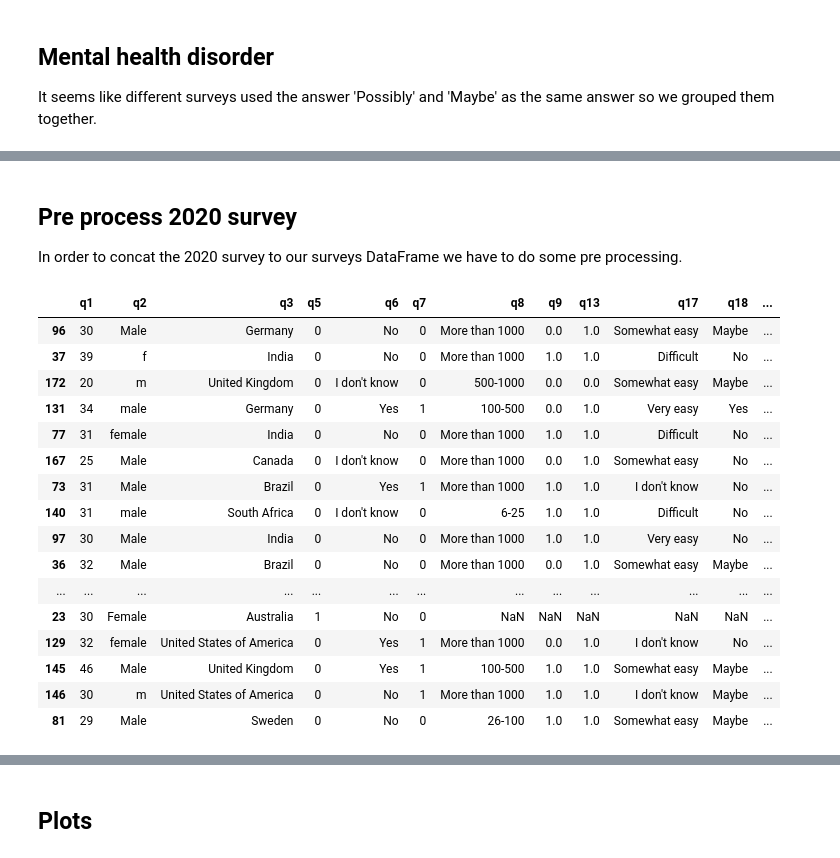
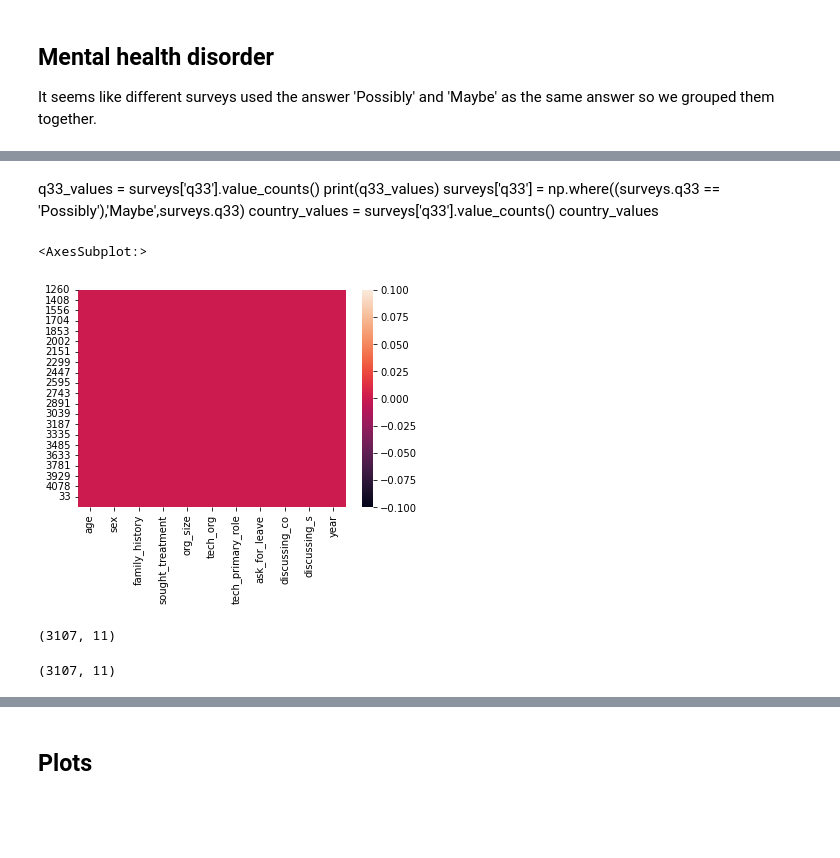
Before and after one commit to appelquist/bda-project, a Jupyter notebook: Project Data Analytics.ipynb, the cells around one changed output, grey strips where cells are left out. Saved outputs shown, nothing was run; the diff lists cells and outputs as text; code cells hidden in the pictures; blank space fills up the shorter version.

```diff
--- a/Project Data Analytics.ipynb
+++ b/Project Data Analytics.ipynb
@@ -126,5 +284,17 @@ Name: q2, Length: 87, dtype: int64
+# %%
+surveys['sex'] = np.where((surveys.sex == 'm'),'male',surveys.sex)
+surveys['sex'] = np.where((surveys.sex == 'masculino'),'male',surveys.sex)
+surveys['sex'] = np.where((surveys.sex == 'mail'),'male',surveys.sex)
+surveys['sex'] = np.where((surveys.sex == 'cisgender male'),'male',surveys.sex)
+surveys['sex'] = np.where((surveys.sex == 'cishet male'),'male',surveys.sex)
+
+surveys['sex'] = np.where((surveys.sex == 'f'),'female',surveys.sex)
+surveys['sex'] = np.where((surveys.sex == 'woman'),'female',surveys.sex)
+surveys['sex'] = np.where((surveys.sex == 'femmina'),'female',surveys.sex)
+surveys['sex'] = np.where((surveys.sex == 'female, she/her'),'female',surveys.sex)
+surveys['sex'] = np.where((surveys.sex == 'fm'),'female',surveys.sex)
 # %%
-surveys['q2'] = np.where(((surveys.q2 != 'male') & (surveys.q2 != 'female')),'other',surveys.q2)
-gender_values = surveys['q2'].value_counts()
-gender_values
+surveys['sex'] = np.where(((surveys.sex != 'male') & (surveys.sex != 'female')),'other',surveys.sex)
+sex_values = surveys['sex'].value_counts()
+sex_values
 # %% [output]
@@ -135,9 +305,3 @@ Name: q2, dtype: int64
 # %% [markdown]
 ## Country
 There were entries for 'Unitade States' and 'United States of America'. We grouped them together.
-# %%
-country_values = surveys['q3'].value_counts()
-print(country_values)
-surveys['q3'] = np.where((surveys.q3 == 'United States of America'),'United States',surveys.q3)
-country_values = surveys['q3'].value_counts()
-country_values
@@ -169,9 +314,3 @@ Name: q3, Length: 80, dtype: int64
 # %% [markdown]
 ## Mental health disorder
 It seems like different surveys used the answer 'Possibly' and 'Maybe' as the same answer so we grouped them together.
-# %%
-q33_values = surveys['q33'].value_counts()
-print(q33_values)
-surveys['q33'] = np.where((surveys.q33 == 'Possibly'),'Maybe',surveys.q33)
-country_values = surveys['q33'].value_counts()
-country_values
@@ -190,24 +317,18 @@ Name: q33, dtype: int64
-# %% [markdown]
-## Pre process 2020 survey
-In order to concat the 2020 survey to our surveys DataFrame we have to do some pre processing.
-# %%
-survey_2020 = survey_2020[['q1', 'q2', 'q3', 'q5', 'q6', 'q7', 'q8', 'q9', 'q13', 'q17', 'q18', 'q19', 'q30', 'q32', 'q33', 'q34']]
-survey_2020.sample(20)
-# %% [output]
-|  | q1 | q2 | q3 | q5 | q6 | q7 | q8 | q9 | q13 | q17 | q18 | ... |
-| 96 | 30 | Male | Germany | 0 | No | 0 | More than 1000 | 0.0 | 1.0 | Somewhat easy | Maybe | ... |
-| 37 | 39 | f | India | 0 | No | 0 | More than 1000 | 1.0 | 1.0 | Difficult | No | ... |
-| 172 | 20 | m | United Kingdom | 0 | I don't know | 0 | 500-1000 | 0.0 | 0.0 | Somewhat easy | Maybe | ... |
-| 131 | 34 | male | Germany | 0 | Yes | 1 | 100-500 | 0.0 | 1.0 | Very easy | Yes | ... |
-| 77 | 31 | female | India | 0 | No | 0 | More than 1000 | 1.0 | 1.0 | Difficult | No | ... |
-| 167 | 25 | Male | Canada | 0 | I don't know | 0 | More than 1000 | 0.0 | 1.0 | Somewhat easy | No | ... |
-| 73 | 31 | Male | Brazil | 0 | Yes | 1 | More than 1000 | 1.0 | 1.0 | I don't know | No | ... |
-| 140 | 31 | male | South Africa | 0 | I don't know | 0 | 6-25 | 1.0 | 1.0 | Difficult | No | ... |
-| 97 | 30 | Male | India | 0 | No | 0 | More than 1000 | 1.0 | 1.0 | Very easy | No | ... |
-| 36 | 32 | Male | Brazil | 0 | No | 0 | More than 1000 | 0.0 | 1.0 | Somewhat easy | Maybe | ... |
-| ... | ... | ... | ... | ... | ... | ... | ... | ... | ... | ... | ... | ... |
-| 23 | 30 | Female | Australia | 1 | No | 0 | NaN | NaN | NaN | NaN | NaN | ... |
-| 129 | 32 | female | United States of America | 0 | Yes | 1 | More than 1000 | 0.0 | 1.0 | I don't know | No | ... |
-| 145 | 46 | Male | United Kingdom | 0 | Yes | 1 | 100-500 | 1.0 | 1.0 | Somewhat easy | Maybe | ... |
-| 146 | 30 | m | United States of America | 0 | No | 1 | More than 1000 | 1.0 | 1.0 | I don't know | Maybe | ... |
-| 81 | 29 | Male | Sweden | 0 | No | 0 | 26-100 | 1.0 | 1.0 | Somewhat easy | Maybe | ... |
+# %% [markdown]
+q33_values = surveys['q33'].value_counts()
+print(q33_values)
+surveys['q33'] = np.where((surveys.q33 == 'Possibly'),'Maybe',surveys.q33)
+country_values = surveys['q33'].value_counts()
+country_values
+# %%
+sns.heatmap(surveys.isnull())
+# %% [output]
+<AxesSubplot:>
+[figure, added]
+# %%
+print(surveys.shape)
+surveys = surveys.dropna()
+surveys.shape
+# %% [output]
+(3107, 11)
+(3107, 11)
```
Also changed, not shown: parts of 38 cells of this notebook.
